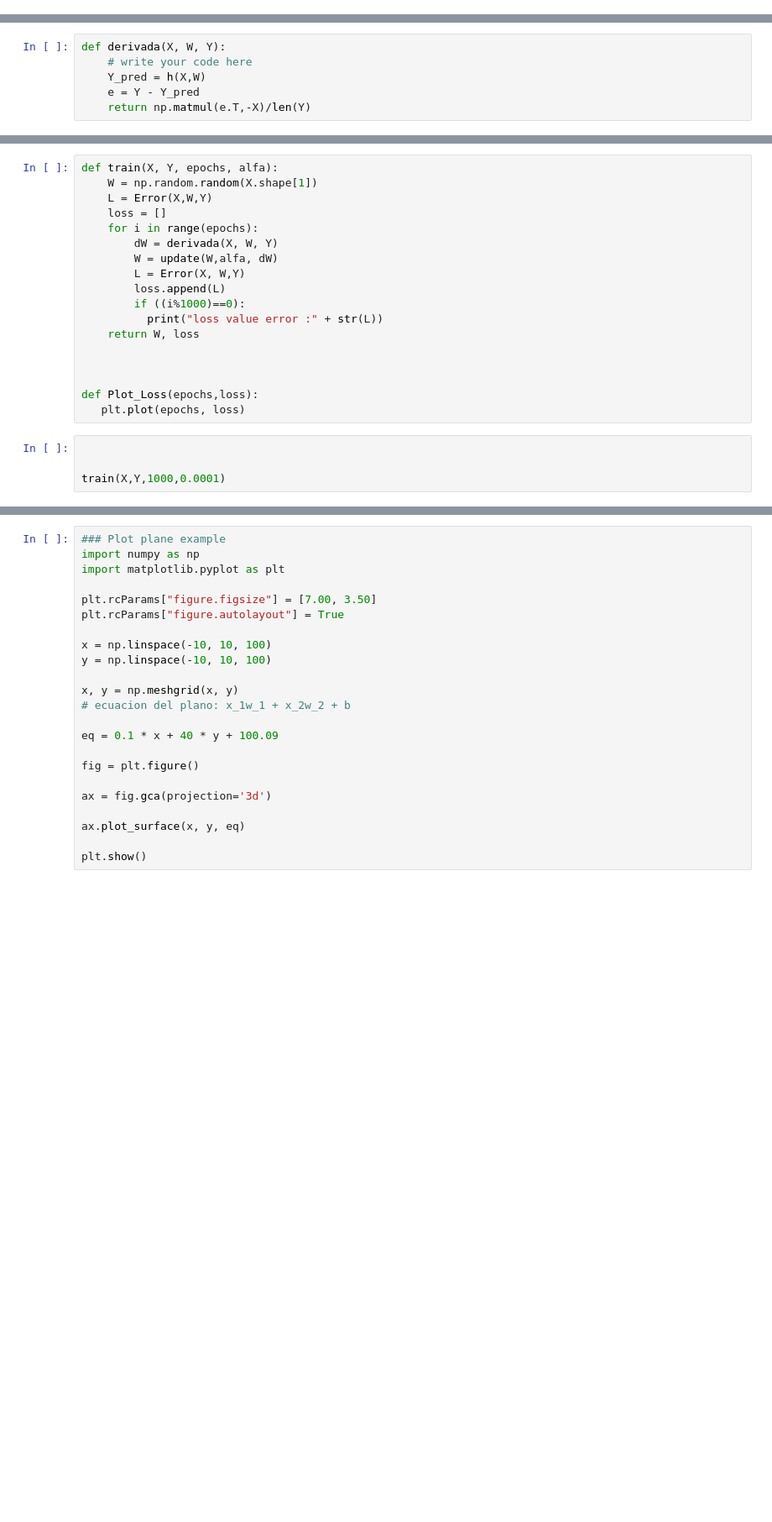
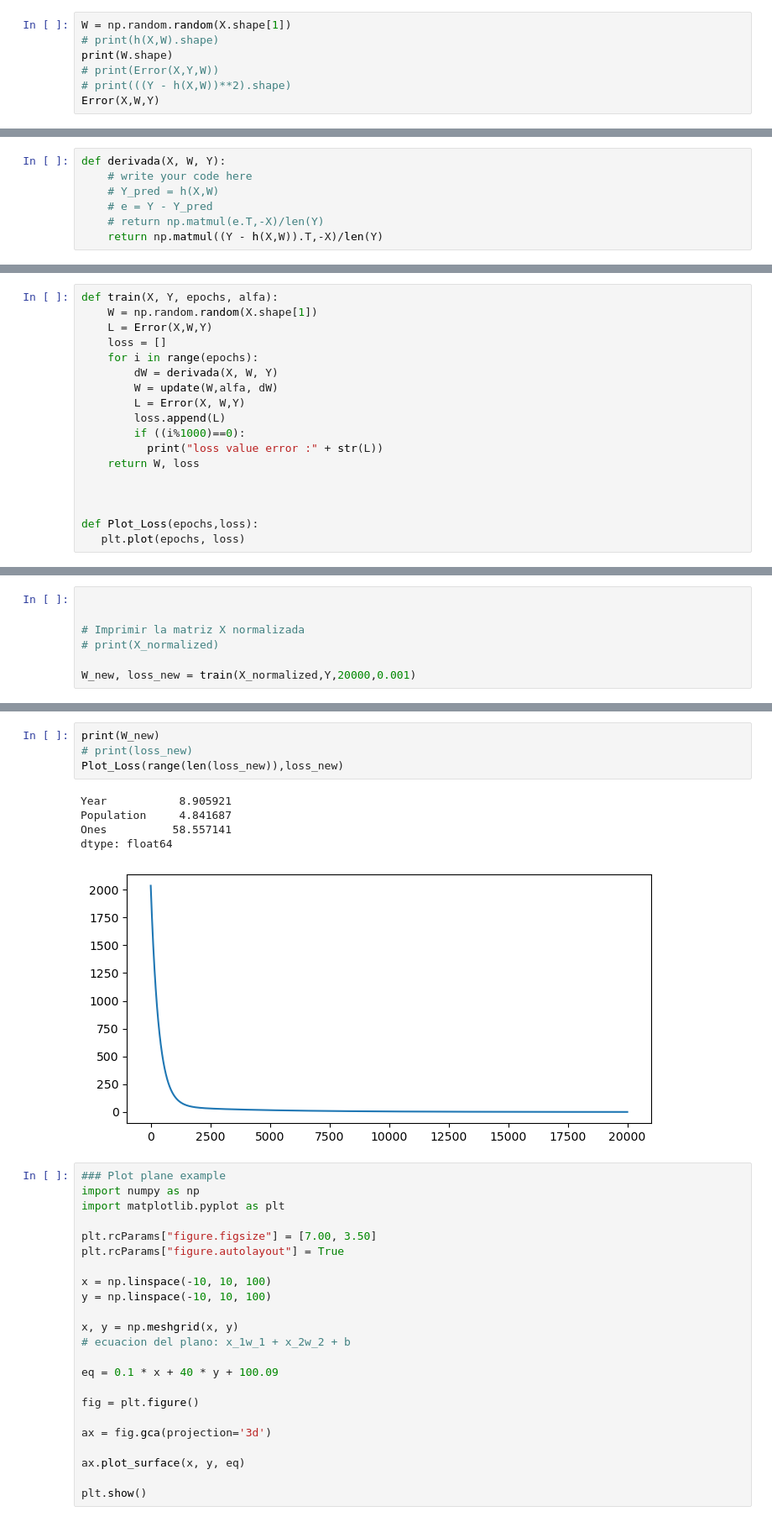
Before and after one commit to Edgar100800/2023-2, a Jupyter notebook: ML/semana2/Tema_2_Regresion_Lineal_Múltiple_2023_1 (1).ipynb, the cells around one changed output, grey strips where cells are left out. Shown at 84% size. Drawn from its saved outputs; the diff is of its cells as text; blank space fills up the shorter version.

```diff
--- a/ML/semana2/Tema_2_Regresion_Lineal_Múltiple_2023_1 (1).ipynb
+++ b/ML/semana2/Tema_2_Regresion_Lineal_Múltiple_2023_1 (1).ipynb
@@ -75,0 +100,7 @@ def Error(X, W,Y):
+# %%
+W = np.random.random(X.shape[1])
+# print(h(X,W).shape)
+print(W.shape)
+# print(Error(X,Y,W))
+# print(((Y - h(X,W))**2).shape)
+Error(X,W,Y)
@@ -81,9 +115,10 @@ $dw_j = \frac{1}{m}\sum_{i=0}^m(y_i - h(x_i))(-x_{ij})$
 # %%
 def derivada(X, W, Y):
     # write your code here
-    Y_pred = h(X,W)
-    e = Y - Y_pred
-    return np.matmul(e.T,-X)/len(Y)
+    # Y_pred = h(X,W)
+    # e = Y - Y_pred
+    # return np.matmul(e.T,-X)/len(Y)
+    return np.matmul((Y - h(X,W)).T,-X)/len(Y)
 # %% [markdown]
 # Actualiación de parámetros
 
@@ -118,7 +151,3 @@ def train(X, Y, epochs, alfa):
 
 def Plot_Loss(epochs,loss):
    plt.plot(epochs, loss)
-# %%
-
-
-train(X,Y,1000,0.0001)
@@ -145,0 +154,7 @@ loss value error :54610766753.1337
+# %%
+
+
+# Imprimir la matriz X normalizada
+# print(X_normalized)
+
+W_new, loss_new = train(X_normalized,Y,20000,0.001)
@@ -146,3 +184,13 @@ loss value error :54610766753.1337
+# %%
+print(W_new)
+# print(loss_new)
+Plot_Loss(range(len(loss_new)),loss_new)
+# %% [output]
+Year           8.905921
+Population     4.841687
+Ones          58.557141
+dtype: float64
+[figure, added]
 # %%
 ### Plot plane example
 import numpy as np
```
Also changed, not shown: parts of 13 cells of this notebook.
